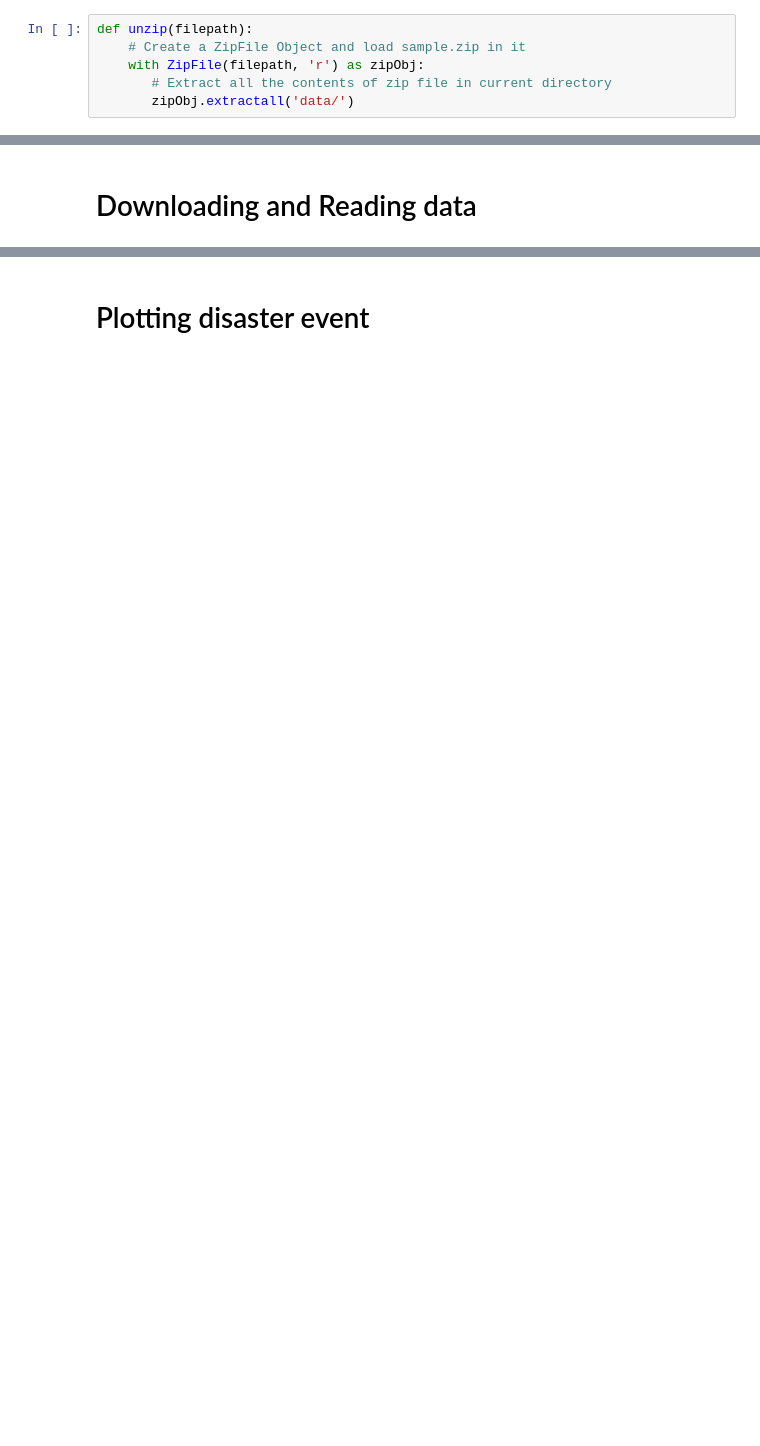
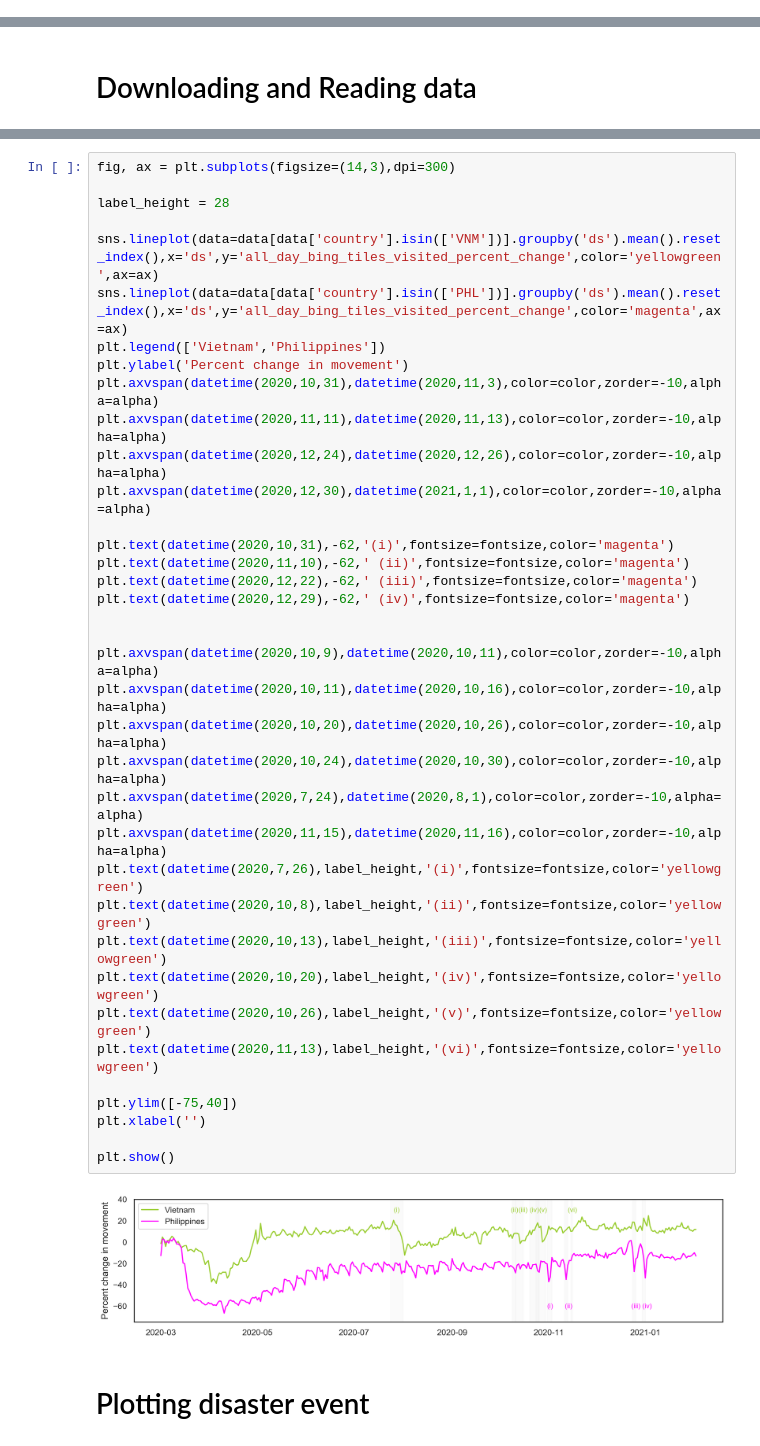
Before and after one commit to mahamfkhan/mobility_analytics_natural_disasters, a Jupyter notebook: mobility_analytics_natural_disasters.ipynb, the cells around one changed output, grey strips where cells are left out. Drawn from its saved outputs; the diff is of its cells as text; blank space fills up the shorter version.

```diff
--- a/mobility_analytics_natural_disasters.ipynb
+++ b/mobility_analytics_natural_disasters.ipynb
@@ -47,6 +37,0 @@ def download_from_hdx():
-# %%
-def unzip(filepath):
-    # Create a ZipFile Object and load sample.zip in it
-    with ZipFile(filepath, 'r') as zipObj:
-       # Extract all the contents of zip file in current directory
-       zipObj.extractall('data/')
@@ -154,2 +201,41 @@ phl_affected = find_affected(gadm_phl,phl_custom)
+# %%
+fig, ax = plt.subplots(figsize=(14,3),dpi=300)
+
+label_height = 28
+
+sns.lineplot(data=data[data['country'].isin(['VNM'])].groupby('ds').mean().reset_index(),x='ds',y='all_day_bing_tiles_visited_percent_change',color='yellowgreen',ax=ax)
+sns.lineplot(data=data[data['country'].isin(['PHL'])].groupby('ds').mean().reset_index(),x='ds',y='all_day_bing_tiles_visited_percent_change',color='magenta',ax=ax)
+plt.legend(['Vietnam','Philippines'])
+plt.ylabel('Percent change in movement')
+plt.axvspan(datetime(2020,10,31),datetime(2020,11,3),color=color,zorder=-10,alpha=alpha)
+plt.axvspan(datetime(2020,11,11),datetime(2020,11,13),color=color,zorder=-10,alpha=alpha)
+plt.axvspan(datetime(2020,12,24),datetime(2020,12,26),color=color,zorder=-10,alpha=alpha)
+plt.axvspan(datetime(2020,12,30),datetime(2021,1,1),color=color,zorder=-10,alpha=alpha)
+
+plt.text(datetime(2020,10,31),-62,'(i)',fontsize=fontsize,color='magenta')
+plt.text(datetime(2020,11,10),-62,' (ii)',fontsize=fontsize,color='magenta')
+plt.text(datetime(2020,12,22),-62,' (iii)',fontsize=fontsize,color='magenta')
+plt.text(datetime(2020,12,29),-62,' (iv)',fontsize=fontsize,color='magenta')
+
+
+plt.axvspan(datetime(2020,10,9),datetime(2020,10,11),color=color,zorder=-10,alpha=alpha)
+plt.axvspan(datetime(2020,10,11),datetime(2020,10,16),color=color,zorder=-10,alpha=alpha)
+plt.axvspan(datetime(2020,10,20),datetime(2020,10,26),color=color,zorder=-10,alpha=alpha)
+plt.axvspan(datetime(2020,10,24),datetime(2020,10,30),color=color,zorder=-10,alpha=alpha)
+plt.axvspan(datetime(2020,7,24),datetime(2020,8,1),color=color,zorder=-10,alpha=alpha)
+plt.axvspan(datetime(2020,11,15),datetime(2020,11,16),color=color,zorder=-10,alpha=alpha)
+plt.text(datetime(2020,7,26),label_height,'(i)',fontsize=fontsize,color='yellowgreen')
+plt.text(datetime(2020,10,8),label_height,'(ii)',fontsize=fontsize,color='yellowgreen')
+plt.text(datetime(2020,10,13),label_height,'(iii)',fontsize=fontsize,color='yellowgreen')
+plt.text(datetime(2020,10,20),label_height,'(iv)',fontsize=fontsize,color='yellowgreen')
+plt.text(datetime(2020,10,26),label_height,'(v)',fontsize=fontsize,color='yellowgreen')
+plt.text(datetime(2020,11,13),label_height,'(vi)',fontsize=fontsize,color='yellowgreen')
+
+plt.ylim([-75,40])
+plt.xlabel('')
+
+plt.show()
+# %% [output]
+[figure, added]
 # %% [markdown]
 # Plotting disaster event
```
Also changed, not shown: parts of 30 cells of this notebook, 1 other file.
